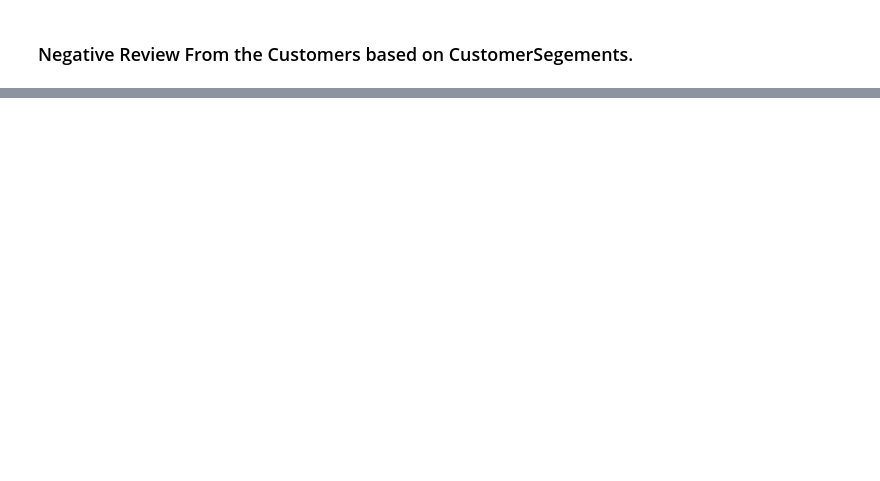
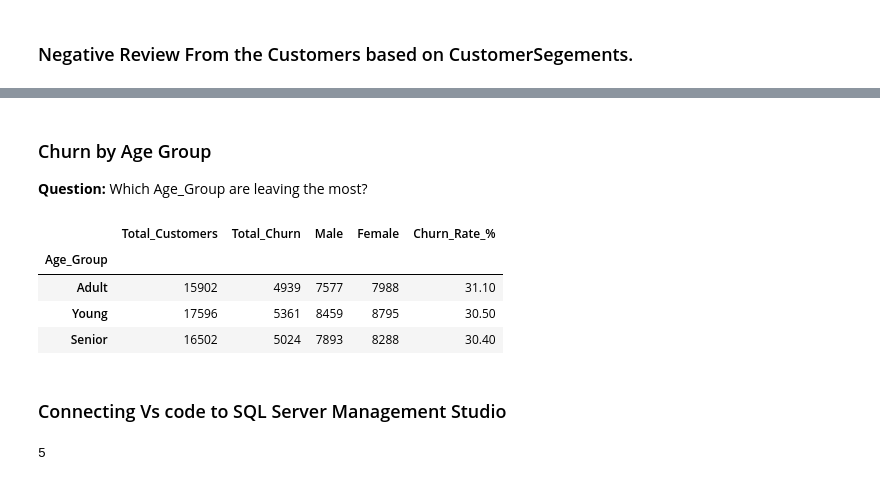
Before and after one commit to NaveedSultan/churn-customer-analysis-python-mysql-powerbi, a Jupyter notebook: Scripts/DataCleaing.ipynb, the cells around one changed output, grey strips where cells are left out. Saved outputs shown, nothing was run; the diff lists cells and outputs as text; code cells hidden in the pictures; blank space fills up the shorter version.

```diff
--- a/Scripts/DataCleaing.ipynb
+++ b/Scripts/DataCleaing.ipynb
@@ -358,0 +372,2 @@ df.to_sql("churn_info",engine,if_exists="replace",index=False)
+# %%
+df['Year'] = df['LastPurchaseDate'].dt.year
@@ -358,0 +444,34 @@ df.to_sql("churn_info",engine,if_exists="replace",index=False)
+# %% [markdown]
+### Churn by Age Group
+
+**Question:** Which Age_Group are leaving the most?
+# %%
+df['IsMale'] = (df['Gender'] == 'Male').astype(int)
+df['IsFemale'] = (df['Gender'] == 'Female').astype(int)
+
+Age_Group_churn = df.groupby('Age_Group').agg(
+    Total_Customers=('CustomerID', 'nunique'),
+    Total_Churn=('Churn', 'sum'),
+    Male=('IsMale', 'sum'),
+    Female=('IsFemale', 'sum'))
+
+Age_Group_churn['Churn_Rate_%'] = (Age_Group_churn['Total_Churn'] / Age_Group_churn['Total_Customers'] * 100).round(1)
+Age_Group_churn = Age_Group_churn.sort_values('Churn_Rate_%', ascending=False)
+
+Age_Group_churn
+# %% [output]
+|  | Total_Customers | Total_Churn | Male | Female | Churn_Rate_% |
+| Age_Group |  |  |  |  |  |
+| Adult | 15902 | 4939 | 7577 | 7988 | 31.10 |
+| Young | 17596 | 5361 | 8459 | 8795 | 30.50 |
+| Senior | 16502 | 5024 | 7893 | 8288 | 30.40 |
+# %% [markdown]
+### Connecting Vs code to SQL Server Management Studio
+# %%
+from sqlalchemy import create_engine
+
+engine=create_engine("mssql+pyodbc://localhost\\SQLEXPRESS/CustomerDB?driver=ODBC+Driver+17+for+SQL+Server&trusted_connection=yes")
+
+df.to_sql("churn_info",engine,if_exists="replace",index=False)
+# %% [output]
+5
```
Also changed, not shown: parts of 21 cells of this notebook, 4 other files.
